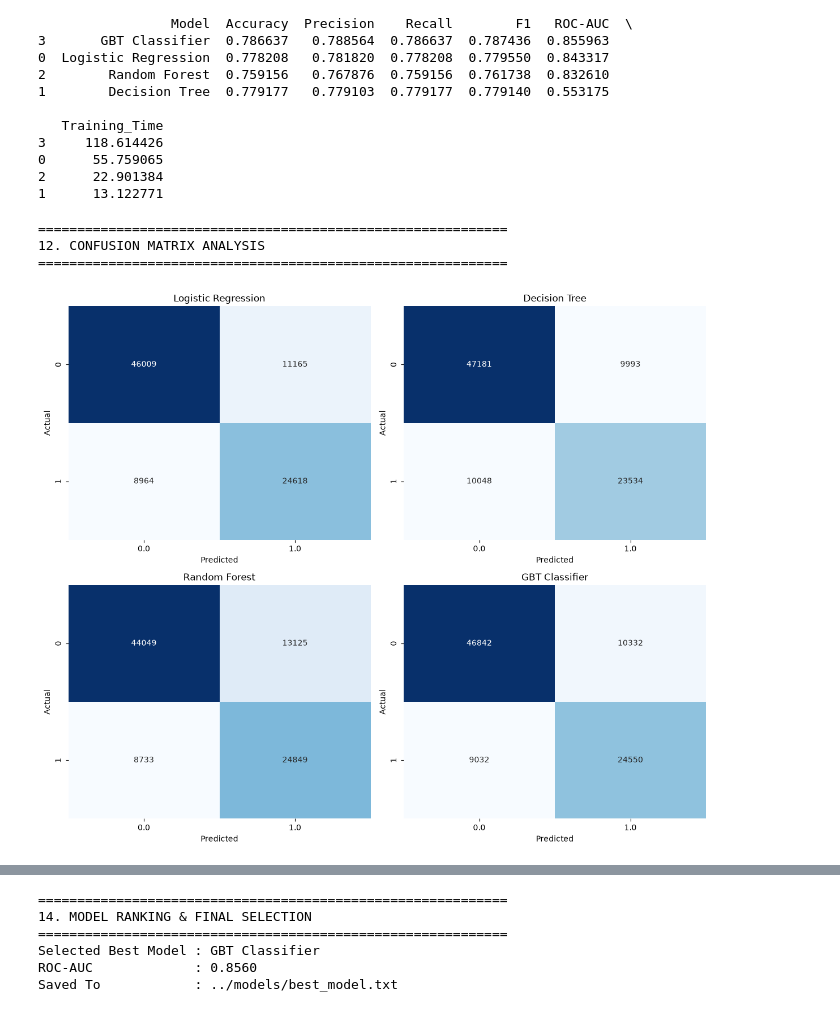
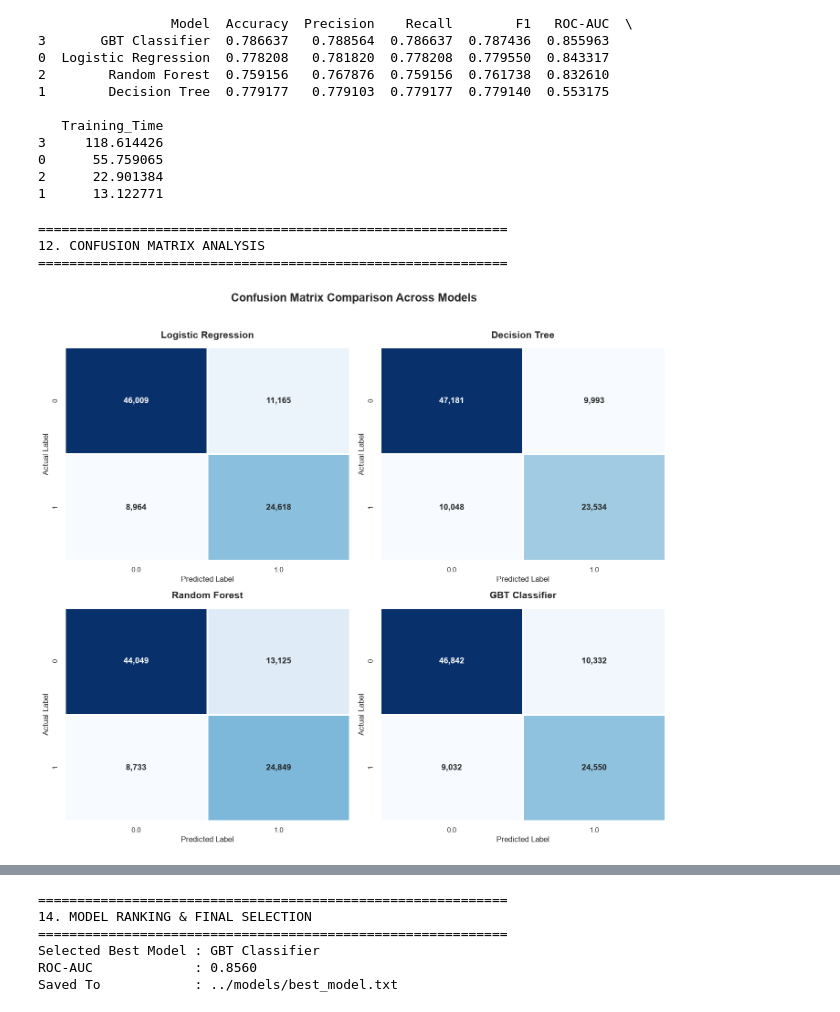
Before and after one commit to JinxX111/Breast-Cancer-Survival-Prediction, a Jupyter notebook: notebooks/05_Model_Evaluation.ipynb, the cells around one changed output, grey strips where cells are left out. Saved outputs shown, nothing was run; the diff lists cells and outputs as text; code cells hidden in the pictures.

Commit message:
Finalize model evaluation and interpretation notebooks

```diff
--- a/notebooks/05_Model_Evaluation.ipynb
+++ b/notebooks/05_Model_Evaluation.ipynb
@@ -53,6 +53,23 @@ from pyspark.ml.evaluation import (
     MulticlassClassificationEvaluator
 )
 
+# Visualization Style Configuration
+
+import matplotlib.pyplot as plt
+import seaborn as sns
+
+sns.set_theme(
+    style="whitegrid",
+    context="notebook"
+)
+
+plt.rcParams["figure.figsize"] = (10,6)
+plt.rcParams["axes.titlesize"] = 15
+plt.rcParams["axes.labelsize"] = 12
+plt.rcParams["xtick.labelsize"] = 11
+plt.rcParams["ytick.labelsize"] = 11
+plt.rcParams["legend.fontsize"] = 11
+
 from src.data.loader import create_spark_session
 # %% [output]
 ============================================================
@@ -294,50 +311,48 @@ print(df_metrics.sort_values("ROC-AUC", ascending=False))
 # %%
 # 12. Confusion Matrix Analysis | Phân tích ma trận nhầm lẫn
 
 print("\n" + "=" * 60)
 print("12. CONFUSION MATRIX ANALYSIS")
 print("=" * 60)
 
 preds_list = [
     ("Logistic Regression", lr_preds),
     ("Decision Tree", dt_preds),
     ("Random Forest", rf_preds),
     ("GBT Classifier", gbt_preds)
 ]
 
-fig, axes = plt.subplots(2, 2, figsize=(12, 10))
+fig, axes = plt.subplots(2, 2, figsize=(14, 12))
+plt.suptitle("Confusion Matrix Comparison Across Models", fontsize=18, fontweight="bold", y=1.02)
 
 for i, (name, preds) in enumerate(preds_list):
-
     ax = axes.flatten()[i]
 
-    cm = (
-        preds.groupBy("label", "prediction")
-             .count()
-             .toPandas()
-             .pivot(index="label", columns="prediction", values="count")
-             .fillna(0)
+    cm = (preds.groupBy("label", "prediction")
+        .count()
+        .toPandas()
+        .pivot(index="label", columns="prediction", values="count")
+        .fillna(0)
+        .astype(int)
     )
 
-    sns.heatmap(cm,annot=True,fmt="g",cmap="Blues",cbar=False,ax=ax)
+    # Visualization
+    sns.heatmap(cm,annot=True,fmt=",d",cmap="Blues",linewidths=1.5,linecolor="white",cbar=False,
+        annot_kws={"fontsize": 13, "fontweight": "bold"},ax=ax
+    )
 
-    ax.set_title(name)
-    ax.set_xlabel("Predicted")
-    ax.set_ylabel("Actual")
+    ax.set_title(f"{name}", fontsize=15, fontweight="bold", pad=15)
+    ax.set_xlabel("Predicted Label", fontsize=12)
+    ax.set_ylabel("Actual Label", fontsize=12)
 
 plt.tight_layout()
-
-plt.savefig(
-    f"{FIGURE_PATH}/confusion_matrix.png",
-    dpi=300,
-    bbox_inches="tight"
-)
+plt.savefig(f"{FIGURE_PATH}/confusion_matrix.png", dpi=300, bbox_inches="tight")
 plt.show()
 # %% [output]
 ============================================================
 12. CONFUSION MATRIX ANALYSIS
 ============================================================
-[figure, old version]
+[figure, new version]
 # %%
 # 13. ROC-AUC Comparison | So sánh ROC-AUC giữa các mô hình
 
```
Also changed, not shown: parts of 1 cell of this notebook, 25 other files.
